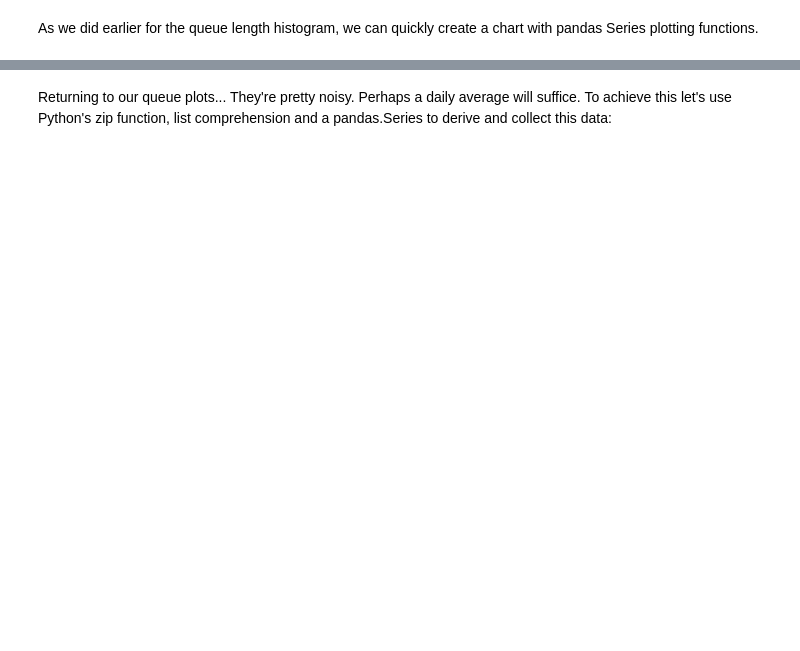
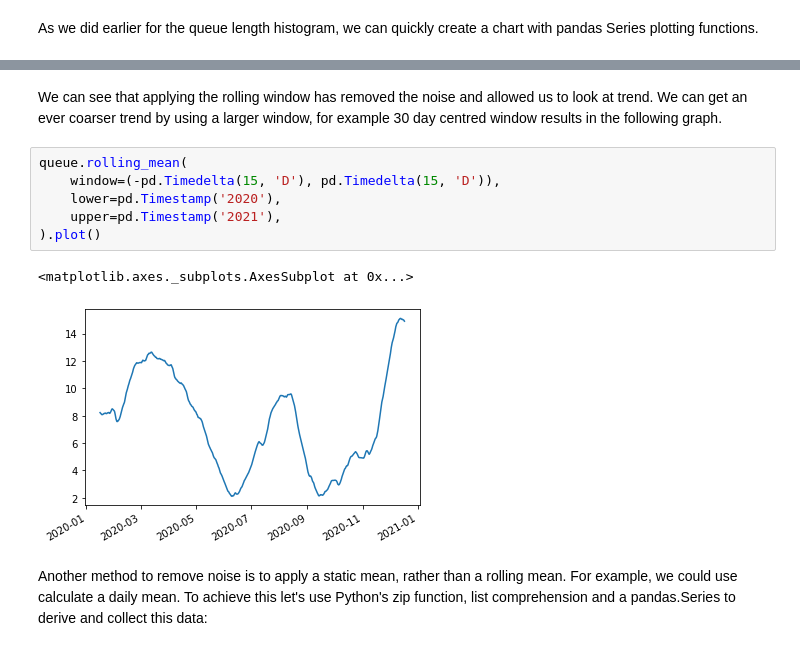
Before and after one commit to staircase-dev/staircase, a Jupyter notebook: docs/examples/Case Study Queue Analysis.ipynb, the cells around one changed output, grey strips where cells are left out. Saved outputs shown, nothing was run; the diff lists cells and outputs as text; blank space fills up the shorter version.

```diff
--- a/docs/examples/Case Study Queue Analysis.ipynb
+++ b/docs/examples/Case Study Queue Analysis.ipynb
@@ -109,5 +254,16 @@ ax.set_ylabel('frequency', fontsize='12')
+# %% [markdown]
+We can see that applying the rolling window has removed the noise and allowed us to look at trend.  We can get an ever coarser trend by using a larger window, for example 30 day centred window results in the following graph.
+# %%
+queue.rolling_mean(
+    window=(-pd.Timedelta(15, 'D'), pd.Timedelta(15, 'D')),
+    lower=pd.Timestamp('2020'),
+    upper=pd.Timestamp('2021'),
+).plot()
+# %% [output]
+<matplotlib.axes._subplots.AxesSubplot at 0x...>
+[figure, added]
 # %% [markdown]
-Returning to our queue plots... They're pretty noisy.  Perhaps a daily average will suffice.  To achieve this let's use Python's zip function, list comprehension and a pandas.Series to derive and collect this data:
+Another method to remove noise is to apply a static mean, rather than a rolling mean.  For example, we could use calculate a daily mean.  To achieve this let's use Python's zip function, list comprehension and a pandas.Series to derive and collect this data:
 # %%
 yr2020 = pd.date_range('2020', '2021')
 daily_mean_queue = pd.Series(
```
Also changed, not shown: parts of 37 cells of this notebook, 8 other files.
